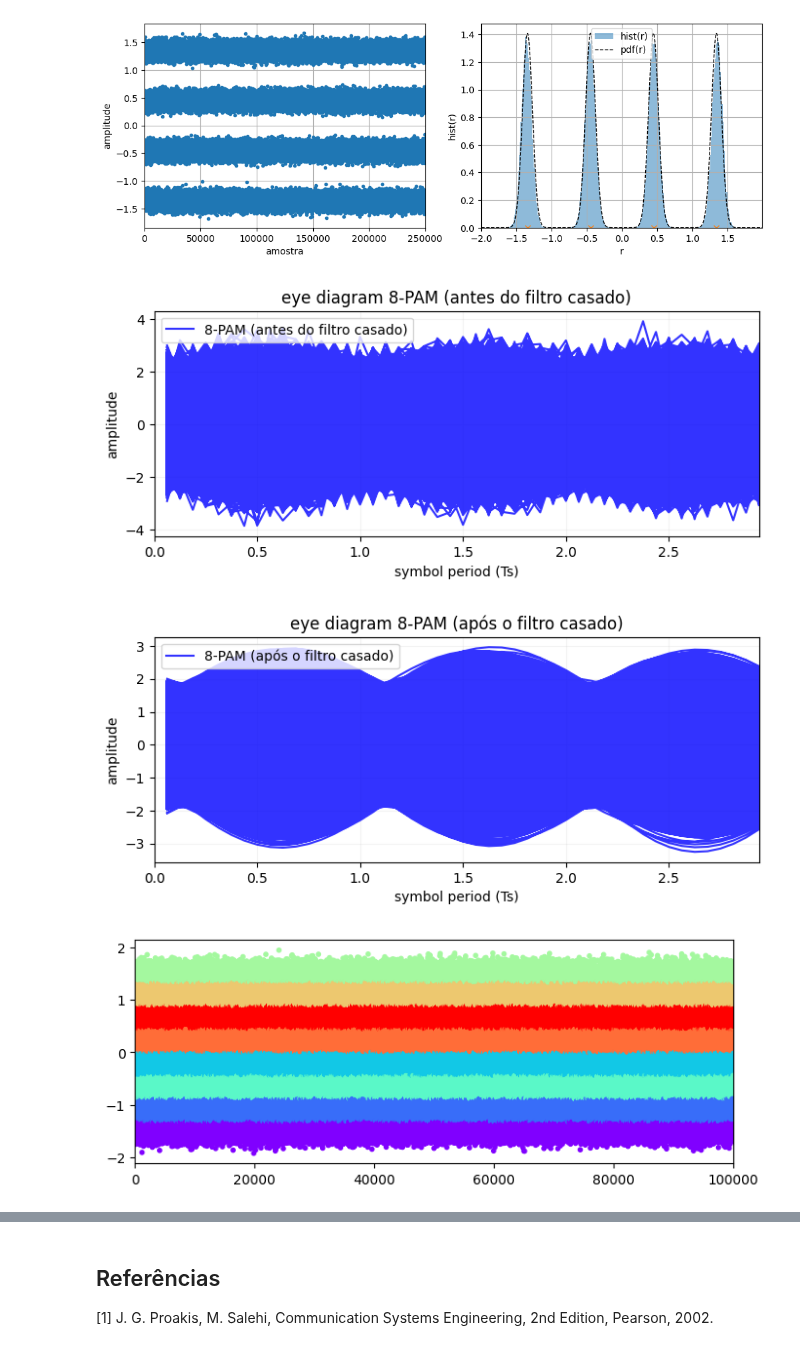
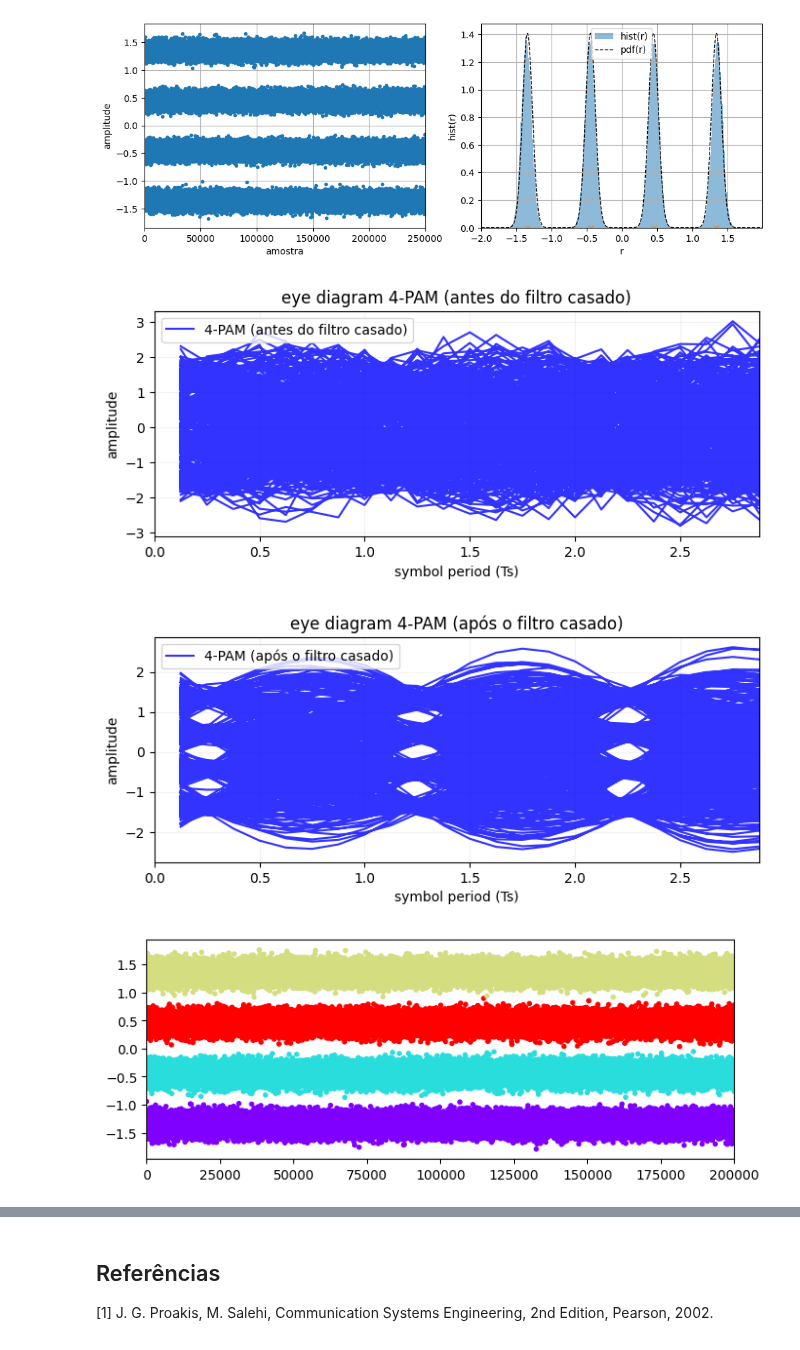
Before and after one commit to edsonportosilva/TDI, a Jupyter notebook: jupyter/3 - Receptores ótimos para canais AWGN.ipynb, the cells around one changed output, grey strips where cells are left out. Cells and saved outputs as stored; diff of their text form; code cells hidden in the pictures.

```diff
--- a/jupyter/3 - Receptores ótimos para canais AWGN.ipynb
+++ b/jupyter/3 - Receptores ótimos para canais AWGN.ipynb
@@ -574,22 +574,28 @@ def MAPdetector(r, σn, constSymb, px=None):
 
         for jj, s in enumerate(constSymb): # calculate log(P(sm|r)) = log(p(r|sm)*P(sm)) for m= 1,2,...,M
             # calculate MAP probability metric
-            log_probMetric[jj] = -np.log(2*π*σn) - (2/σn)*np.abs(ri-s)**2 + np.log(px[jj])
+            log_probMetric[jj] = -np.log(2*π*σn) - (1/(2*σn)*np.abs(ri-s)**2 + np.log(px[jj])
 
         # find the constellation symbol with the largest P(sm|r)
         index[ii] = np.argmax(log_probMetric)
 
-        # make the decision for the symbol with the largest metric
-        decided[ii] = constSymb[ int(index[ii]) ]
+        # make the decision in favor of the symbol with the largest metric
+        decided[ii] = constSymb[index[ii]]
 
     return decided, index
 # %%
 # select PAM order
-M = 8
+M = 4
+
+# parâmetros da simulação
+SpS = 8            # Amostras por símbolo
+Rs  = 100e6         # Taxa de símbolos
+Ts  = 1/Rs          # Período de símbolo em segundos
+Fa  = 1/(Ts/SpS)    # Frequência de amostragem do sinal (amostras/segundo)
+Ta  = 1/Fa          # Período de amostragem
 
 # generate pseudo-random bit sequence
-bitsTx = np.random.randint(2, size = int(100000*np.log2(M)))
-
+bitsTx = np.random.randint(2, size = int(200000*np.log2(M)))
 # generate ook modulated symbol sequence
 symbTx = modulateGray(bitsTx, M, 'pam')
 symbTx = pnorm(symbTx) # power normalization
@@ -604,6 +610,7 @@ pulse = pulse/max(abs(pulse))
 # formatação de pulso
 sigTx = firFilter(pulse, symbolsUp)
 sigTx = sigTx.real
+sigTx = pnorm(sigTx)
 
 # ruído gaussiano branco
 Namostras = sigTx.size
@@ -617,37 +624,37 @@ ruido  = normal(μ, σ, Namostras)
 sigRx = firFilter(pulse, sigTx+ruido)
 sigRx = pnorm(sigRx)
 
 # downsampling
 r = sigRx[2::SpS]
 
 # diagrama de olho
-Nsamples = sigTx.size
+Nsamples = 10000
 eyediagram(sigTx+ruido, Nsamples, SpS, plotlabel= str(M)+'-PAM (antes do filtro casado)', ptype='fast')
 eyediagram(sigRx, Nsamples, SpS, plotlabel= str(M)+'-PAM (após o filtro casado)', ptype='fast')
 
 
 from matplotlib import cm
 n_colors = M
 colors = cm.rainbow(np.linspace(0, 1, n_colors))
 
 count = r.size
 
 # get constellation
 constSymb = GrayMapping(M, 'pam')  # constellation
 constSymb = pnorm(constSymb)
 
 dec, pos = MAPdetector(r[0:count], σ2, constSymb)
 
 constSymb = np.unique(dec)
 col = [colors[ind] for ind in pos]
 
 index = np.arange(0,dec.size)[0:count]
 plt.scatter(index, r[0:count],c=col, marker='.');
 plt.xlim(0, dec.size);
 # %% [output]
-[figure, old version]
+[figure, new version]
-[figure, old version]
+[figure, new version]
-[figure, old version]
+[figure, new version]
 # %%
 from optic.metrics import fastBERcalc
 
```
Also changed, not shown: parts of 1 cell of this notebook, 1 other file.
